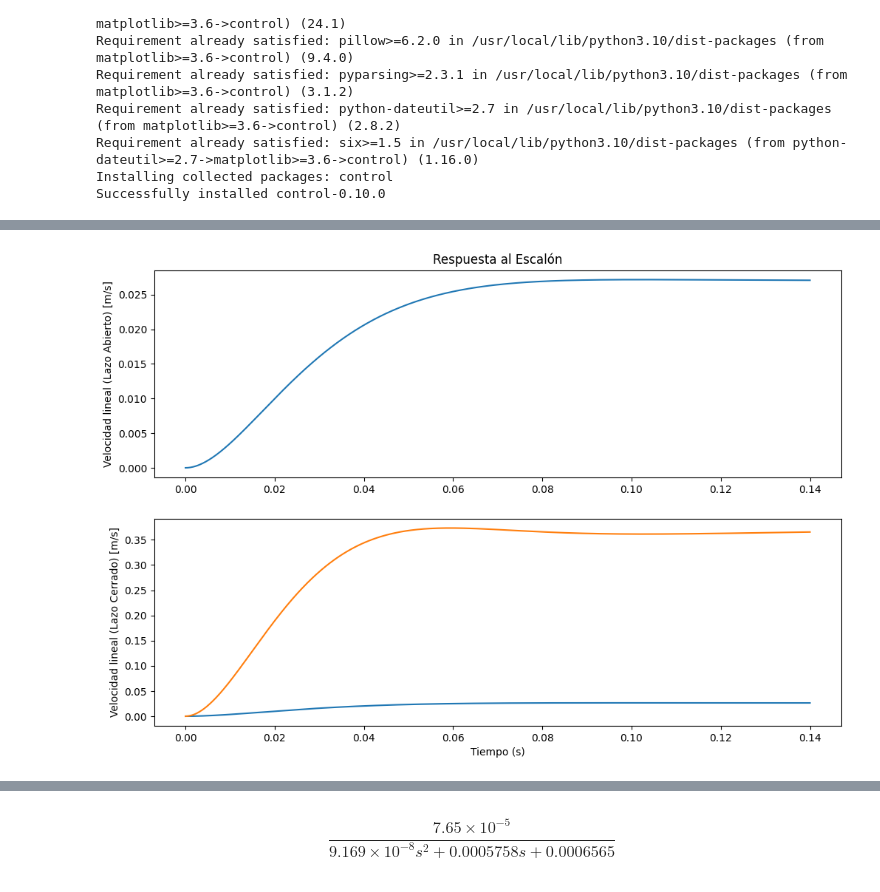
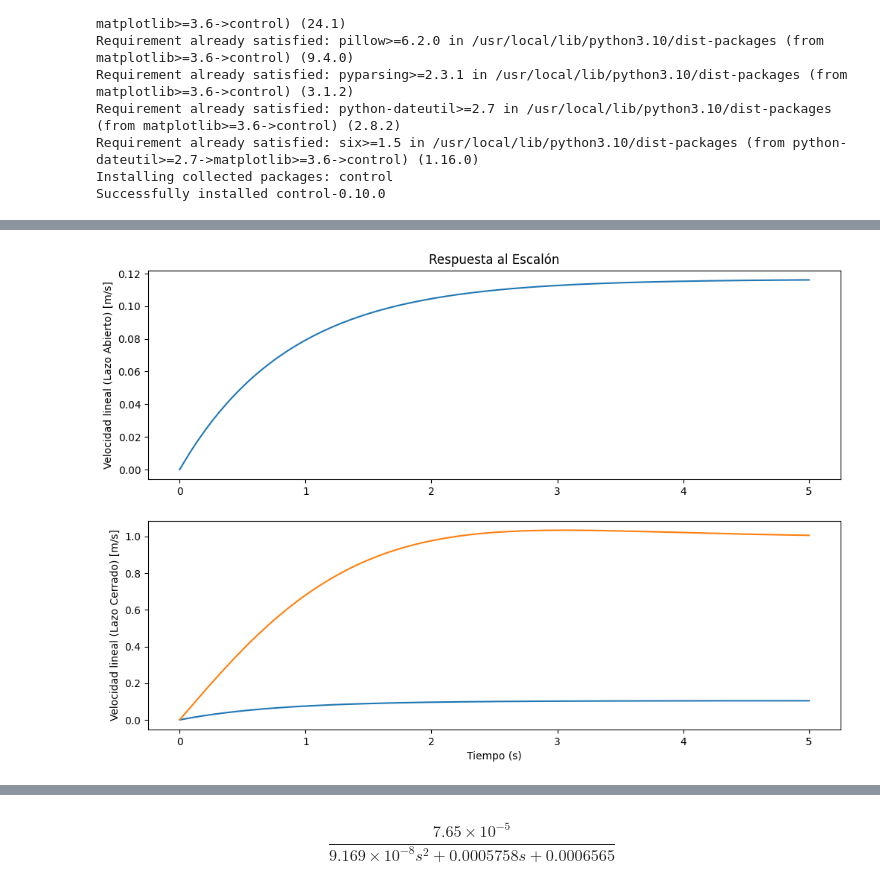
Before and after one commit to IvanLeiCas22/SistemasDeControl, a Jupyter notebook: LGR_2024.ipynb, the cells around one changed output, grey strips where cells are left out. Cells and saved outputs as stored; diff of their text form; code cells hidden in the pictures.

```diff
--- a/LGR_2024.ipynb
+++ b/LGR_2024.ipynb
@@ -27,29 +27,13 @@ import math
 from scipy.optimize import minimize
 
 # Parámetros del motor en SI
-#R = 0.628                # Ohm                 --> R   = resistencia en bornes
-#L = 0.10 * (10**(-3))    # mH a H              --> L   = inductancia en bornes
-#Jm = 60.2 * (10**(-7))   # g*cm^2 a kg*m^2     --> Jm  = inercia del rotor
-#B = 10**(-5)             # N*m*rad/s           --> B   = fricción mecánica
-#kf = 25.5 * (10**(-3))   # mV*s/rad a V*s/rad  --> k1  = constante de FEM
-#kb = 25.5 * (10**(-3))   # mN*m/A a N*m/A      --> k2  = constante de par
-#n = 1/10                 #                     --> n   = relacion de transmision
-
-R = 1                # Ohm                 --> R   = resistencia en bornes
-L = 0.01    # mH a H              --> L   = inductancia en bornes
+R = 0.628                # Ohm                 --> R   = resistencia en bornes
+L = 0.10 * (10**(-3))    # mH a H              --> L   = inductancia en bornes
 Jm = 60.2 * (10**(-7))   # g*cm^2 a kg*m^2     --> Jm  = inercia del rotor
-B = 0.01             # N*m*rad/s           --> B   = fricción mecánica
-kf = 0.1   # mV*s/rad a V*s/rad  --> k1  = constante de FEM
-kb = 0.1   # mN*m/A a N*m/A      --> k2  = constante de par
-n = 0.5                 #                     --> n   = relacion de transmision
-
-kf = 0.8  # Constante de par motor (N*m/A)
-kb = 0.8  # Constante de fuerza electromotriz (V/(rad/s))
-R = 1.0   # Resistencia de armadura (ohm)
-L = 0.01  # Inductancia de armadura (H)
-B = 0.1   # Coeficiente de fricción viscosa (N*m/(rad/s))
-n = 0.5   # Relación de reducción de la transmisión
-r = 0.05  # Radio del rodillo motriz (m)
+B = 10**(-5)             # N*m*rad/s           --> B   = fricción mecánica
+kf = 25.5 * (10**(-3))   # mV*s/rad a V*s/rad  --> k1  = constante de FEM
+kb = 25.5 * (10**(-3))   # mN*m/A a N*m/A      --> k2  = constante de par
+n = 1/10                 #                     --> n   = relacion de transmision
 
 # Parámetros de la cinta, rodillos y carga
 Radio_Rodillos = 0.06/2                           # m         --> Diametro de cada rodillo (x2)
@@ -73,60 +57,14 @@ MOI_object = (Masa_Cinta + Carga) * (Radio_Rodillos**2)
 MOI_sumatoria = MOI_rollers + MOI_object + MOI_gearbox                         # Kg*m^2   --> Momento de inercia de todo junto menos el motor
 Jeq = (Jm + (n**2) * MOI_sumatoria)                                            # Kg*m^2   --> Momento de inercia de todo el sistema
 
-Jeq = 0.02
-
 # Función de transferencia de la planta
 s = ctrl.TransferFunction.s
-#Gp = (kf * n * Radio_Rodillos) / (Jeq*L*(s**2) + (Jeq*R + B*L)*s + B*R + kf*kb)
-Gp = (kf * n * r) / (Jeq*L*(s**2) + (Jeq*R + B*L)*s + B*R + kf*kb)
+Gp = (kf * n * Radio_Rodillos) / (Jeq*L*(s**2) + (Jeq*R + B*L)*s + B*R + kf*kb)
 
 # Otra forma
 #nc = [kf * n * Radio_Rodillos]
 #dc = [Jeq*L, (Jeq*R + B*L), B*R + kf*kb]
 #Gp = ctrl.tf(nc, dc)
-
-# Controlador PID
-# Define la función objetivo
-# def objective(params):
-#     Kp, Ki, Kd = params
-#     C = ctrl.TransferFunction([Kd, Kp, Ki], [1, 0])
-#     system = ctrl.feedback(C * Gp, 1)
-#     t = np.linspace(0, 5, 500)  # Simulación hasta 5 segundos
-#     t, y = ctrl.step_response(system, t)
-#     reference = 1.5  # Velocidad de referencia deseada en m/s
-
-#     # Penalización por no alcanzar la referencia dentro de los 2 segundos
-#     time_index = np.where(t >= 2)[0][0]  # Índice en el tiempo de 2 segundos
-#     time_penalty = np.sum((y[:time_index] - reference)**2)  # Penalización en los primeros 2 segundos
-
-#     # Error cuadrático medio en todo el intervalo de tiempo
-#     error = np.sum((y - reference)**2)
-
-#     return error + 100 * time_penalty  # Aumentar penalización de tiempo
-
-# # Optimización
-# initial_guess = [1, 1, 1]
-# result = minimize(objective, initial_guess, method='Nelder-Mead')
-# Kp_opt, Ki_opt, Kd_opt = result.x
-
-# print(f'Kp: {Kp_opt}, Ki: {Ki_opt}, Kd: {Kd_opt}')
-
-# Simulación con los parámetros óptimos
-# C = ctrl.TransferFunction([Kd_opt, Kp_opt, Ki_opt], [1, 0])
-# Gpid = ctrl.feedback(C * Gp, 1)
-# Kp = 20  # Ajustar según necesidades
-# Ki = 20  # Ajustar según necesidades
-# Kd = 1   # Ajustar según necesidades
-#T = 3;
-#L = 0.1;
-
-Kp = 20  # Ajustar según necesidades
-Ki = 10  # Ajustar según necesidades
-Kd = 0   # Ajustar según necesidades
-C = ctrl.TransferFunction([Kd, Kp, Ki], [1, 0])
-
-# Sistema en lazo cerrado con controlador PID
-Gpid = ctrl.feedback(C * Gp, 1)
 
 # Obtener los polos de Gp
 poles = ctrl.poles(Gp)
@@ -134,11 +72,26 @@ print("Polo 1 de Gp:", poles[0])
 print("Polo 2 de Gp:", poles[1])
 
 # Tiempos para simular
-t = np.linspace(0, 0.14, 1000)
+t = np.linspace(0, 5, 1000)
 
 # Respuesta al escalón en LA
 t, y_open_loop = ctrl.step_response(Gp, t)
+#perdido = t[np.where(y_open_loop > 0.01 * y_open_loop[-1])[0][0]]  # Primer tiempo en que y supera el 1% del valor final
+#casi = t[np.where(y_open_loop > 0.632 * y_open_loop[-1])[0][0]] - perdido  # Tiempo para alcanzar el 63.2% del valor final
+#Kp = 0.9 / (perdido / casi)
+#Ki = 0.3 / perdido
+#Kd = 3 * perdido / 40
 #y_open_loop *= 15
+#Kp = 5  # Ajustar según necesidades
+#Ki = 5  # Ajustar según necesidades
+#Kd = 0   # Ajustar según necesidades
+Kp = 6  # Ajustar según necesidades
+Ki = 12  # Ajustar según necesidades
+Kd = 0   # Ajustar según necesidades
+C = ctrl.TransferFunction([Kd, Kp, Ki], [1, 0])
+
+# Sistema en lazo cerrado con controlador PID
+Gpid = ctrl.feedback(C * Gp, 1)
 
 # Otra forma
 #A = 18
@@ -197 +150 @@ sita: (0.8516624609365034+0j)
-[figure, old version]
+[figure, new version]
```
Also changed, not shown: parts of 1 cell of this notebook.
